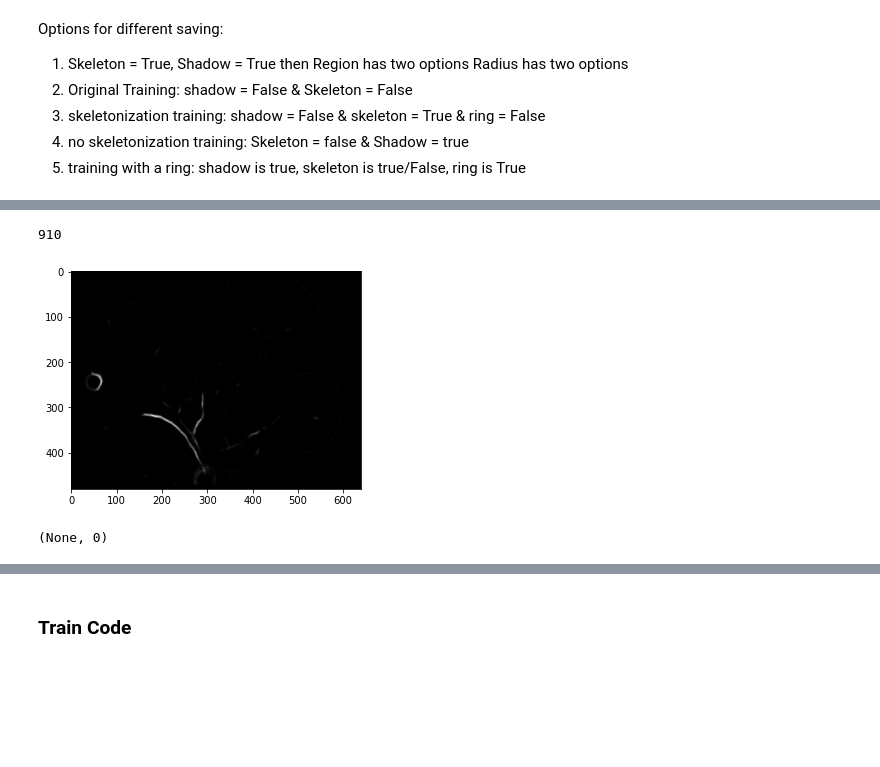
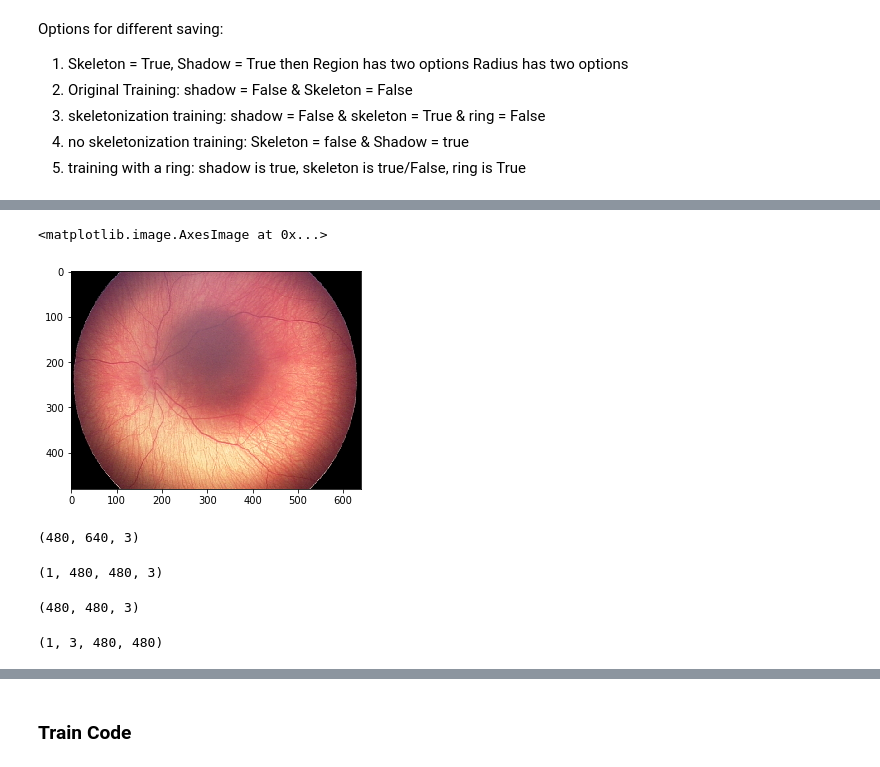
Before and after one commit to Centrattic/race, a Jupyter notebook: classifier_experiments/train.ipynb, the cells around one changed output, grey strips where cells are left out. Saved outputs shown, nothing was run; the diff lists cells and outputs as text; code cells hidden in the pictures; blank space fills up the shorter version.

```diff
--- a/classifier_experiments/train.ipynb
+++ b/classifier_experiments/train.ipynb
@@ -439,9 +461,11 @@ test_dataset = datasets.ImageFolder(test_folder, test_transforms)
-# %%
-len(test_dataset)
-# %% [output]
-910
-# %%
-test_dataset.__getitem__(4)
-# %% [output]
-[figure, removed]
-(None, 0)
+# %%
+test_arr = np.array(Image.open("/users/riya/race/dataset/fundus/9131.png")).reshape(1, 480, 640, 3)
+# %%
+plt.imshow(test_arr.reshape(480, 640, 3), interpolation='nearest')
+# %% [output]
+<matplotlib.image.AxesImage at 0x...>
+[figure, added]
+# %%
+test_arr.shape
+# %% [output]
+(480, 640, 3)
@@ -447,0 +474,4 @@ test_dataset.__getitem__(4)
+# %%
+test2.shape
+# %% [output]
+(1, 480, 480, 3)
@@ -447,0 +480,9 @@ test_dataset.__getitem__(4)
+# %%
+test2_reshape.shape
+# %% [output]
+(480, 480, 3)
+# %%
+test3 = test_arr[:,:,80:-80,:].transpose((0,3,1,2))
+test3.shape
+# %% [output]
+(1, 3, 480, 480)
```
Also changed, not shown: parts of 21 cells of this notebook, 1 other file.
